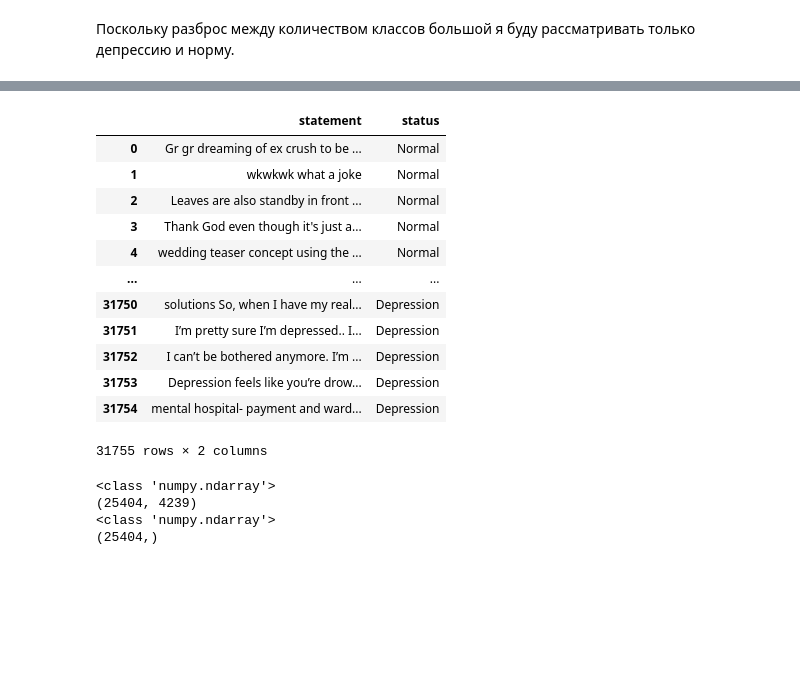
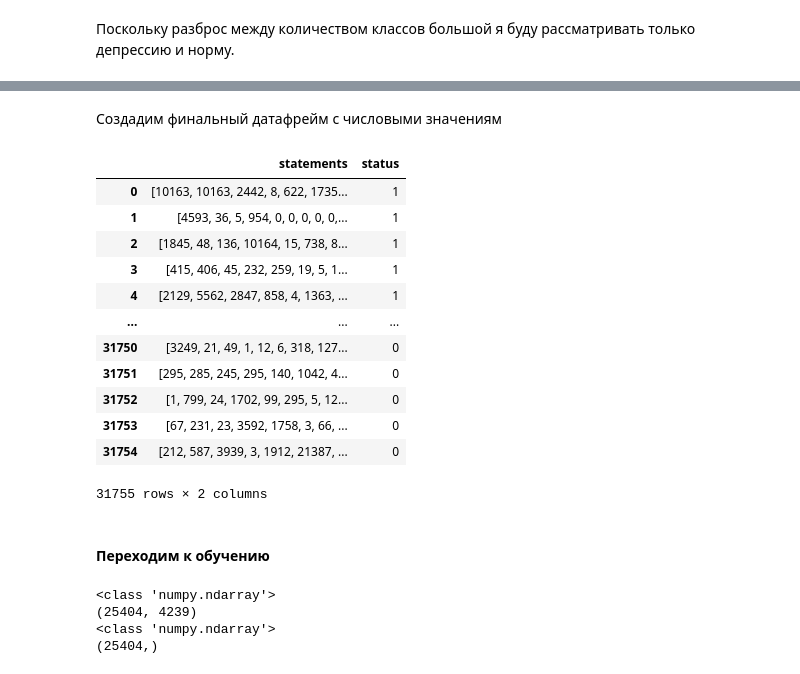
Before and after one commit to valerysukmanyuk/ML_HSE, a Jupyter notebook: HW_3/HW_3.ipynb, the cells around one changed output, grey strips where cells are left out. Saved outputs shown, nothing was run; the diff lists cells and outputs as text; code cells hidden in the pictures; blank space fills up the shorter version.

```diff
--- a/HW_3/HW_3.ipynb
+++ b/HW_3/HW_3.ipynb
@@ -51,21 +72,24 @@ sequences = tokenizer.texts_to_sequences(texts)
 padded_sequences = pad_sequences(sequences, padding='post')
-# %%
-df_depr_norm
-# %% [output]
-|  | statement | status |
-| 0 | Gr gr dreaming of ex crush to be ... | Normal |
-| 1 | wkwkwk what a joke | Normal |
-| 2 | Leaves are also standby in front ... | Normal |
-| 3 | Thank God even though it's just a... | Normal |
-| 4 | wedding teaser concept using the ... | Normal |
-| ... | ... | ... |
-| 31750 | solutions So, when I have my real... | Depression |
-| 31751 | I’m pretty sure I’m depressed.. I... | Depression |
-| 31752 | I can’t be bothered anymore. I’m ... | Depression |
-| 31753 | Depression feels like you’re drow... | Depression |
-| 31754 | mental hospital- payment and ward... | Depression |
-31755 rows × 2 columns
+# %% [markdown]
+Создадим финальный датафрейм с числовыми значениям
 # %%
 data = pd.DataFrame()
-data['statements'] = list(padded_sequences)  # Преобразуем массив в список для сохранения в DataFrame
+data['statements'] = list(padded_sequences)
 data['status'] = df_depr_norm['status']
+# Приводим категориальные данные в числовые
+data['status'] = status = LabelEncoder().fit_transform(df_depr_norm['status'])
+data # 1 - Normal, 0 - Depression
+# %% [output]
+|  | statements | status |
+| 0 | [10163, 10163, 2442, 8, 622, 1735... | 1 |
+| 1 | [4593, 36, 5, 954, 0, 0, 0, 0, 0,... | 1 |
+| 2 | [1845, 48, 136, 10164, 15, 738, 8... | 1 |
+| 3 | [415, 406, 45, 232, 259, 19, 5, 1... | 1 |
+| 4 | [2129, 5562, 2847, 858, 4, 1363, ... | 1 |
+| ... | ... | ... |
+| 31750 | [3249, 21, 49, 1, 12, 6, 318, 127... | 0 |
+| 31751 | [295, 285, 245, 295, 140, 1042, 4... | 0 |
+| 31752 | [1, 799, 24, 1702, 99, 295, 5, 12... | 0 |
+| 31753 | [67, 231, 23, 3592, 1758, 3, 66, ... | 0 |
+| 31754 | [212, 587, 3939, 3, 1912, 21387, ... | 0 |
+31755 rows × 2 columns
@@ -76 +96,3 @@ status = LabelEncoder().fit_transform(df_depr_norm['status'])
+# %% [markdown]
+#### Переходим к обучению
 # %%
```
Also changed, not shown: parts of 12 cells of this notebook.
